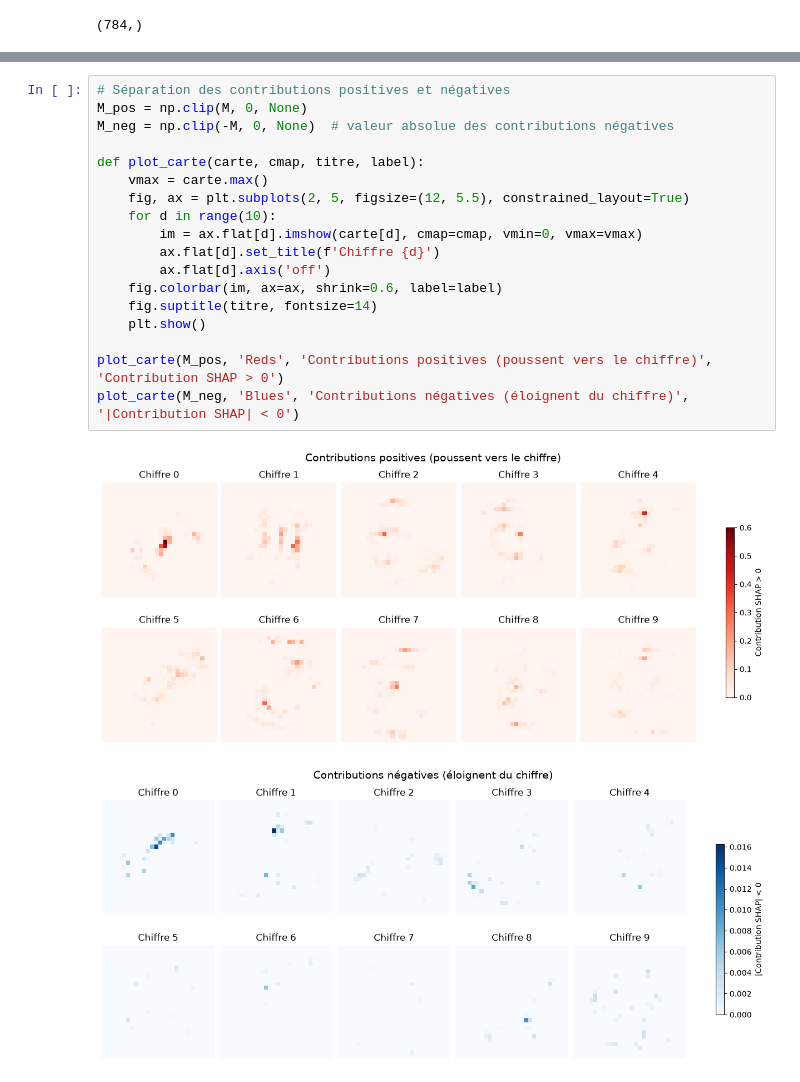
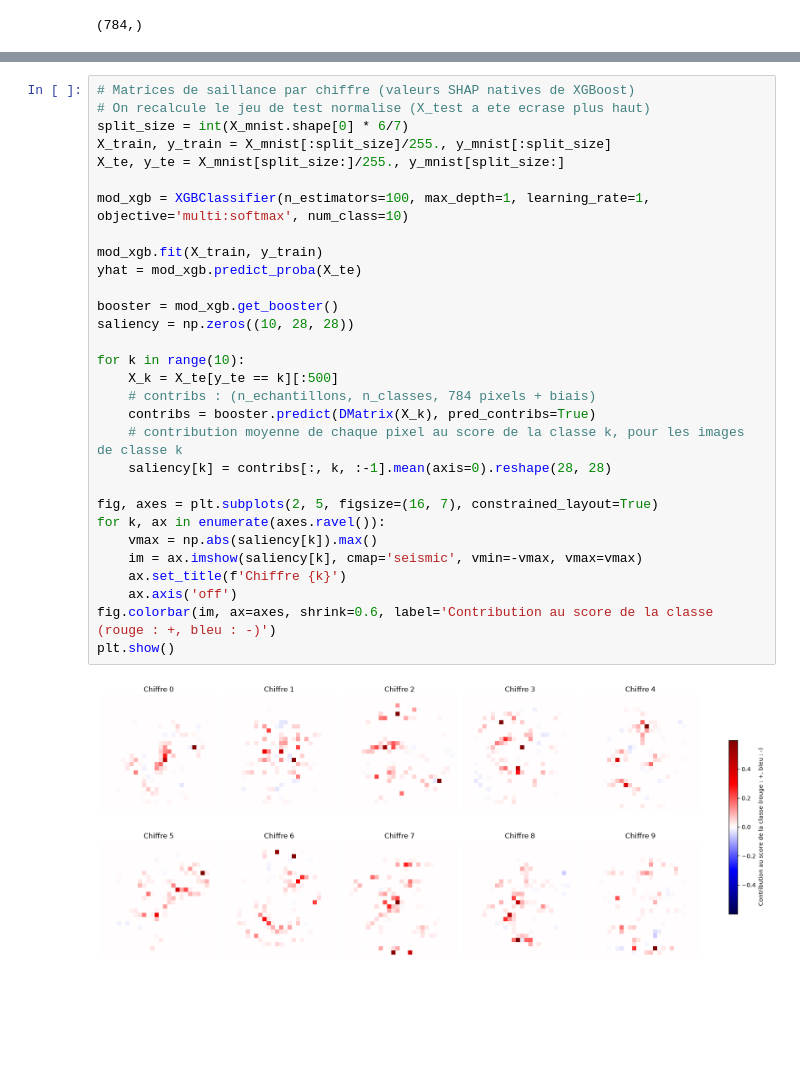
Before and after one commit to tbessadet/Projet_Collab_Sabine, a Jupyter notebook: DM_2_AC/DM_2_theo.ipynb, the cells around one changed output, grey strips where cells are left out. Saved outputs shown, nothing was run; the diff lists cells and outputs as text; blank space fills up the shorter version.

```diff
--- a/DM_2_AC/DM_2_theo.ipynb
+++ b/DM_2_AC/DM_2_theo.ipynb
@@ -247,21 +212,32 @@ plt.show()
-# %%
-# Séparation des contributions positives et négatives
-M_pos = np.clip(M, 0, None)
-M_neg = np.clip(-M, 0, None)  # valeur absolue des contributions négatives
-
-def plot_carte(carte, cmap, titre, label):
-    vmax = carte.max()
-    fig, ax = plt.subplots(2, 5, figsize=(12, 5.5), constrained_layout=True)
-    for d in range(10):
-        im = ax.flat[d].imshow(carte[d], cmap=cmap, vmin=0, vmax=vmax)
-        ax.flat[d].set_title(f'Chiffre {d}')
-        ax.flat[d].axis('off')
-    fig.colorbar(im, ax=ax, shrink=0.6, label=label)
-    fig.suptitle(titre, fontsize=14)
-    plt.show()
-
-plot_carte(M_pos, 'Reds', 'Contributions positives (poussent vers le chiffre)', 'Contribution SHAP > 0')
-plot_carte(M_neg, 'Blues', 'Contributions négatives (éloignent du chiffre)', '|Contribution SHAP| < 0')
-# %% [output]
-[figure, removed]
-[figure, removed]
+# %%
+# Matrices de saillance par chiffre (valeurs SHAP natives de XGBoost)
+# On recalcule le jeu de test normalise (X_test a ete ecrase plus haut)
+split_size = int(X_mnist.shape[0] * 6/7)
+X_train, y_train = X_mnist[:split_size]/255., y_mnist[:split_size]
+X_te, y_te = X_mnist[split_size:]/255., y_mnist[split_size:]
+
+mod_xgb = XGBClassifier(n_estimators=100, max_depth=1, learning_rate=1, objective='multi:softmax', num_class=10)
+
+mod_xgb.fit(X_train, y_train)
+yhat = mod_xgb.predict_proba(X_te)
+
+booster = mod_xgb.get_booster()
+saliency = np.zeros((10, 28, 28))
+
+for k in range(10):
+    X_k = X_te[y_te == k][:500]
+    # contribs : (n_echantillons, n_classes, 784 pixels + biais)
+    contribs = booster.predict(DMatrix(X_k), pred_contribs=True)
+    # contribution moyenne de chaque pixel au score de la classe k, pour les images de classe k
+    saliency[k] = contribs[:, k, :-1].mean(axis=0).reshape(28, 28)
+
+fig, axes = plt.subplots(2, 5, figsize=(16, 7), constrained_layout=True)
+for k, ax in enumerate(axes.ravel()):
+    vmax = np.abs(saliency[k]).max()
+    im = ax.imshow(saliency[k], cmap='seismic', vmin=-vmax, vmax=vmax)
+    ax.set_title(f'Chiffre {k}')
+    ax.axis('off')
+fig.colorbar(im, ax=axes, shrink=0.6, label='Contribution au score de la classe (rouge : +, bleu : -)')
+plt.show()
+# %% [output]
+[figure, added]
```
Also changed, not shown: parts of 8 cells of this notebook, 1 other file.
